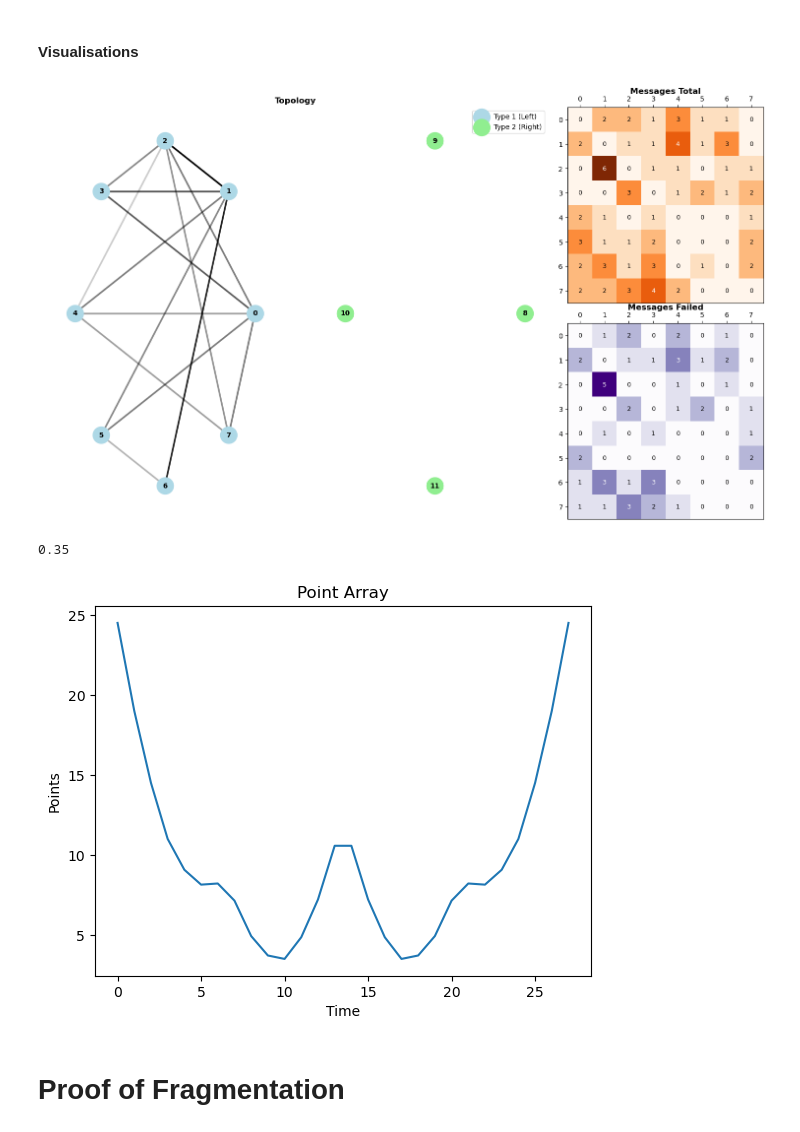
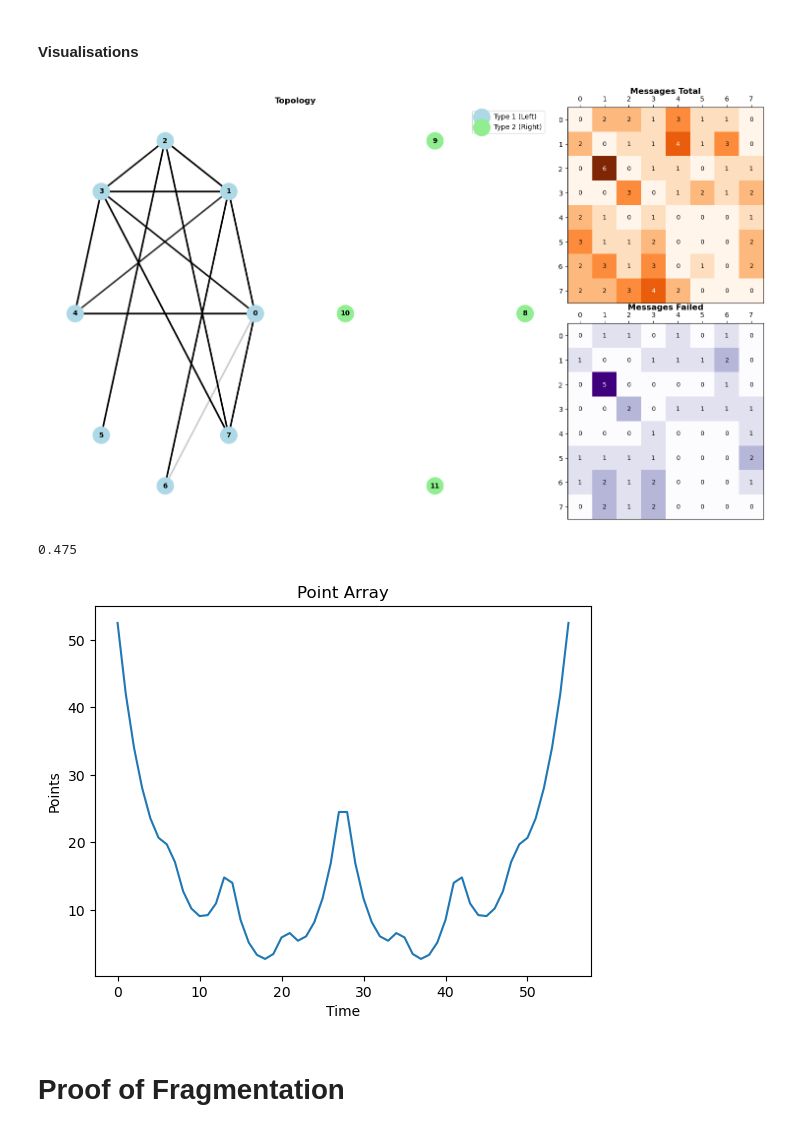
Before and after one commit to ewilipsic/CapstoneThings, a Jupyter notebook: compare_assignments.ipynb, the cells around one changed output. Cells and saved outputs as stored; diff of their text form; code cells hidden in the pictures.

```diff
--- a/compare_assignments.ipynb
+++ b/compare_assignments.ipynb
@@ -339,24 +339,24 @@ def visualize_topology_and_matrices_polybypoly(num_type1, num_type2, edges, matr
 # %%
 num_ecu, num_bridges = 8, 4
 bridge_limit, link_build_cost = 5, 2
 base_period = 1
-period_choice = tsn.VectorInt([7,14,28])
-period_choice_weights = tsn.Vectordouble([0.6,0.2,0.1])
+period_choice = tsn.VectorInt([7,14,28,56])
+period_choice_weights = tsn.Vectordouble([0.6,0.2,0.05,0.5])
 min_size, max_size = 2, 2
 min_tl, max_tl = 1, 1
 assignment_type = 0
 yens_kmax = 20
 
 M = tsn.makeInputs(num_ecu, num_bridges, 80, base_period,
                                period_choice, period_choice_weights,
                                min_size, max_size, min_tl, max_tl, 42)
 output = tsn.algo(num_ecu, num_bridges, M, bridge_limit, link_build_cost, yens_kmax ,assignment_type)
 mat1, mat2 = get_message_mats(num_ecu,M,output)
 visualize_topology_and_matrices_polybypoly(num_ecu, num_bridges, get_edgesweights(output) , mat1, mat2)
 print(successfulPercetage(M,output))
 # %% [output]
-[figure, old version]
+[figure, new version]
-0.35
+0.475
 # %%
 import matplotlib.pyplot as plt
 plt.title("Point Array")
@@ -365,7 +365,7 @@ plt.xlabel("Time")
 plt.ylabel("Points")
 plt.show()
 # %% [output]
-[figure, old version]
+[figure, new version]
 # %% [markdown]
 # Proof of Fragmentation
 # %%
```
Also changed, not shown: parts of 3 cells of this notebook, 37 other files.
